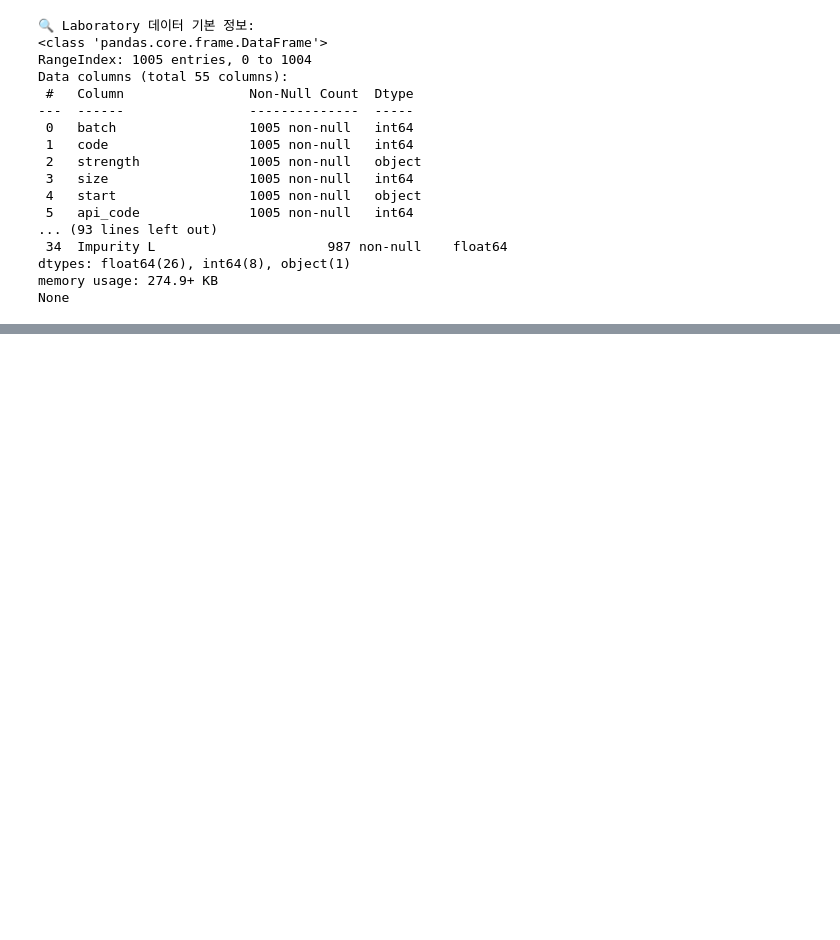
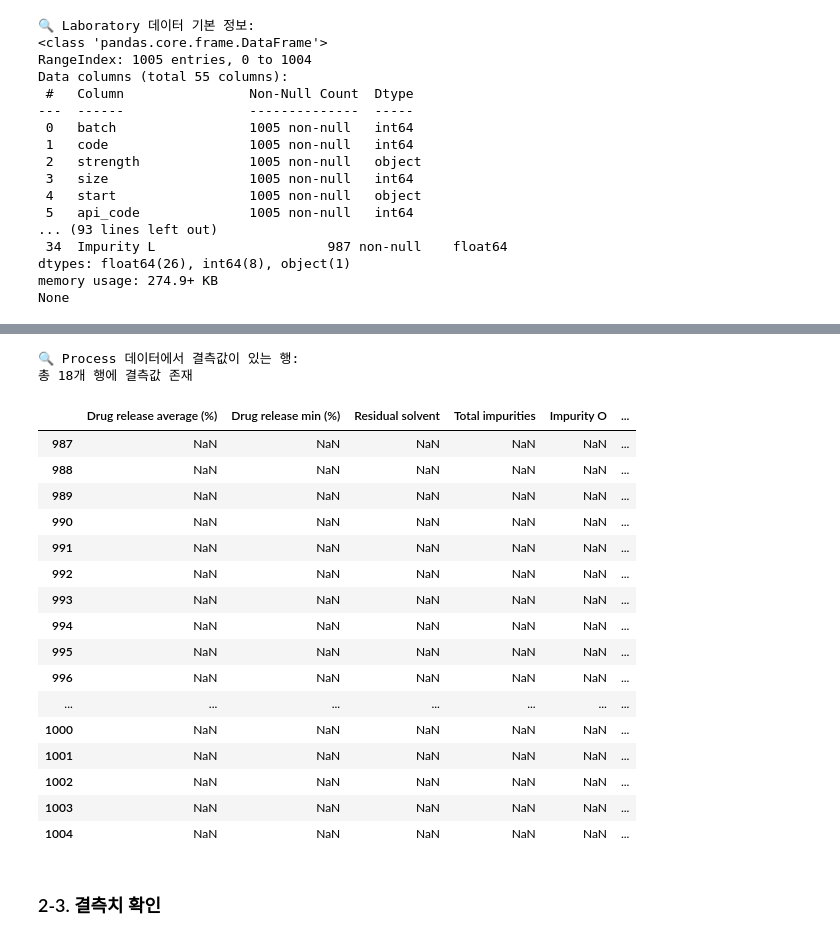
Before and after one commit to tonywjs/AI_in_pharmaceutical_manufacturing_250623, a Jupyter notebook: 05_Preprocessing.ipynb, the cells around one changed output, grey strips where cells are left out. Saved outputs shown, nothing was run; the diff lists cells and outputs as text; code cells hidden in the pictures; blank space fills up the shorter version.

```diff
--- a/05_Preprocessing.ipynb
+++ b/05_Preprocessing.ipynb
@@ -609,0 +334,30 @@ merged_clean
+# %%
+# Process 데이터에서 결측값이 있는 행 확인
+print("🔍 Process 데이터에서 결측값이 있는 행:")
+null_rows = process_df[process_df.isnull().any(axis=1)]
+print(f"총 {len(null_rows)}개 행에 결측값 존재")
+# 특정 컬럼만 출력
+columns_to_show = ['Drug release average (%)', 'Drug release min (%)', 'Residual solvent', 'Total impurities', 'Impurity O', 'Impurity L']
+null_rows[columns_to_show]
+# %% [output]
+🔍 Process 데이터에서 결측값이 있는 행:
+총 18개 행에 결측값 존재
+|  | Drug release average (%) | Drug release min (%) | Residual solvent | Total impurities | Impurity O | ... |
+| 987 | NaN | NaN | NaN | NaN | NaN | ... |
+| 988 | NaN | NaN | NaN | NaN | NaN | ... |
+| 989 | NaN | NaN | NaN | NaN | NaN | ... |
+| 990 | NaN | NaN | NaN | NaN | NaN | ... |
+| 991 | NaN | NaN | NaN | NaN | NaN | ... |
+| 992 | NaN | NaN | NaN | NaN | NaN | ... |
+| 993 | NaN | NaN | NaN | NaN | NaN | ... |
+| 994 | NaN | NaN | NaN | NaN | NaN | ... |
+| 995 | NaN | NaN | NaN | NaN | NaN | ... |
+| 996 | NaN | NaN | NaN | NaN | NaN | ... |
+| ... | ... | ... | ... | ... | ... | ... |
+| 1000 | NaN | NaN | NaN | NaN | NaN | ... |
+| 1001 | NaN | NaN | NaN | NaN | NaN | ... |
+| 1002 | NaN | NaN | NaN | NaN | NaN | ... |
+| 1003 | NaN | NaN | NaN | NaN | NaN | ... |
+| 1004 | NaN | NaN | NaN | NaN | NaN | ... |
+# %% [markdown]
+### 2-3. 결측치 확인
```
Also changed, not shown: parts of 50 cells of this notebook.
